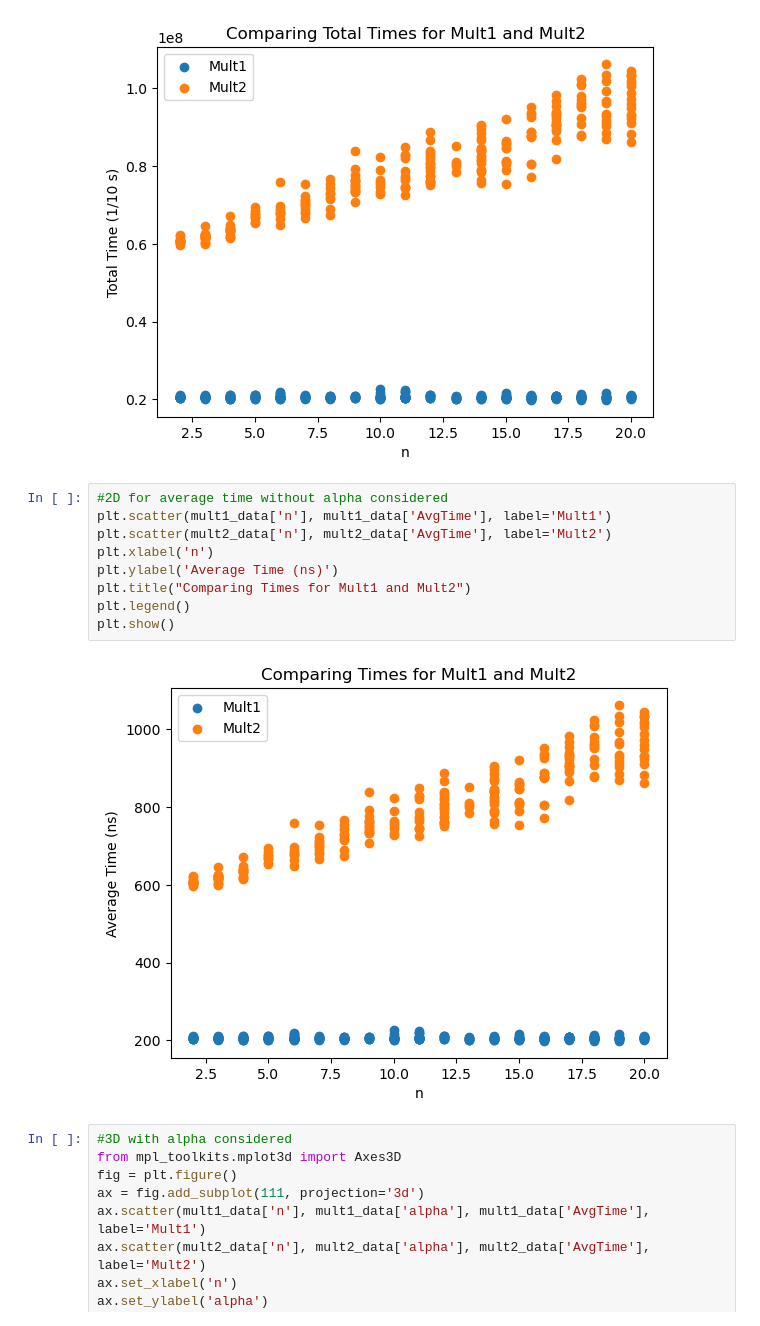
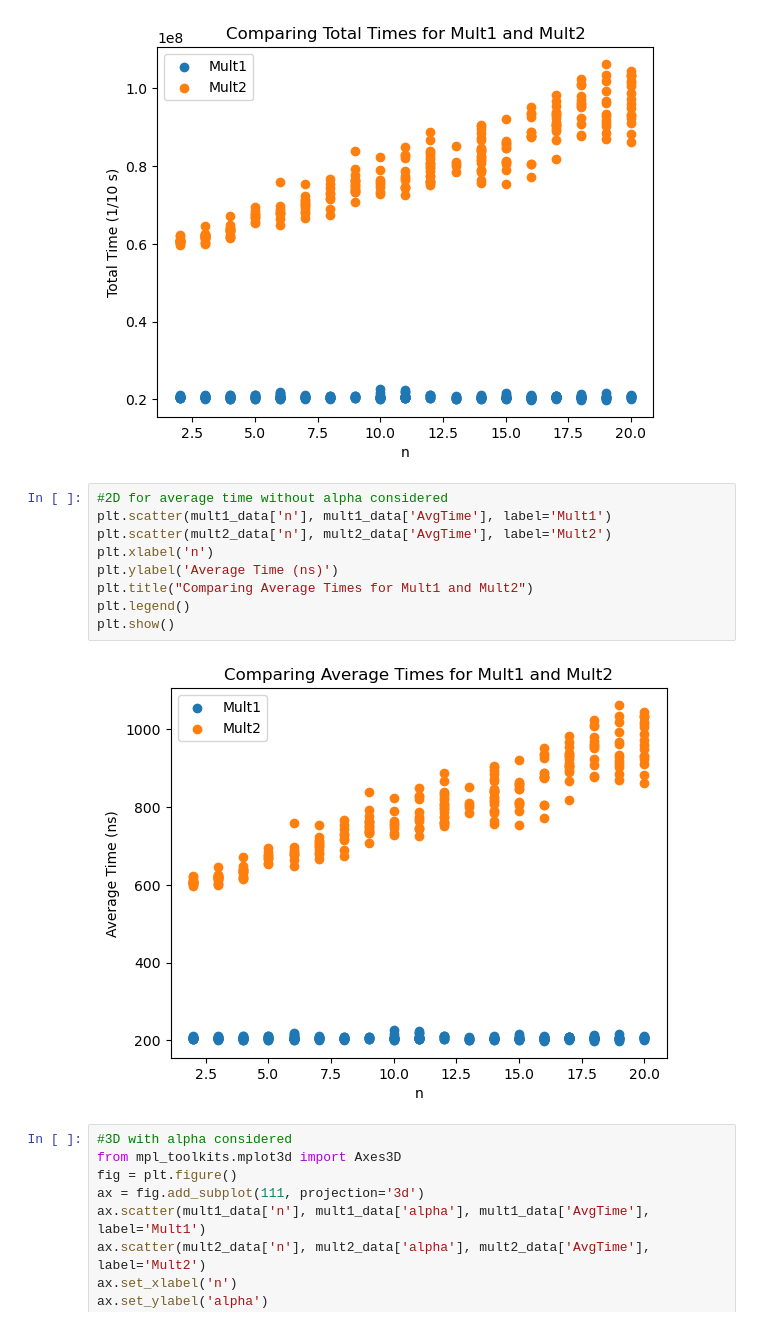
Before and after one commit to FChamb/Python1, a Jupyter notebook: src/Performance_Testing/performance_tests.ipynb, the cells around one changed output. Cells and saved outputs as stored; diff of their text form.

Commit message:
Slight modifications to graphs

```diff
--- a/src/Performance_Testing/performance_tests.ipynb
+++ b/src/Performance_Testing/performance_tests.ipynb
@@ -36,14 +36,14 @@ plt.show()
 # %%
 #2D for average time without alpha considered
 plt.scatter(mult1_data['n'], mult1_data['AvgTime'], label='Mult1')
 plt.scatter(mult2_data['n'], mult2_data['AvgTime'], label='Mult2')
 plt.xlabel('n')
 plt.ylabel('Average Time (ns)')
-plt.title("Comparing Times for Mult1 and Mult2")
+plt.title("Comparing Average Times for Mult1 and Mult2")
 plt.legend()
 plt.show()
 # %% [output]
-[figure, old version]
+[figure, new version]
 # %%
 #3D with alpha considered
 from mpl_toolkits.mplot3d import Axes3D
```
